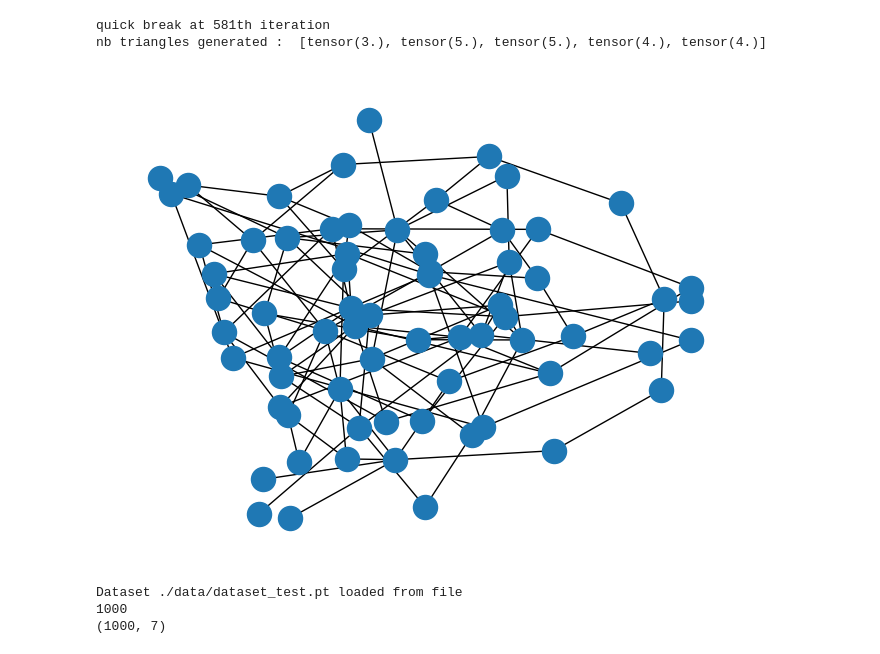
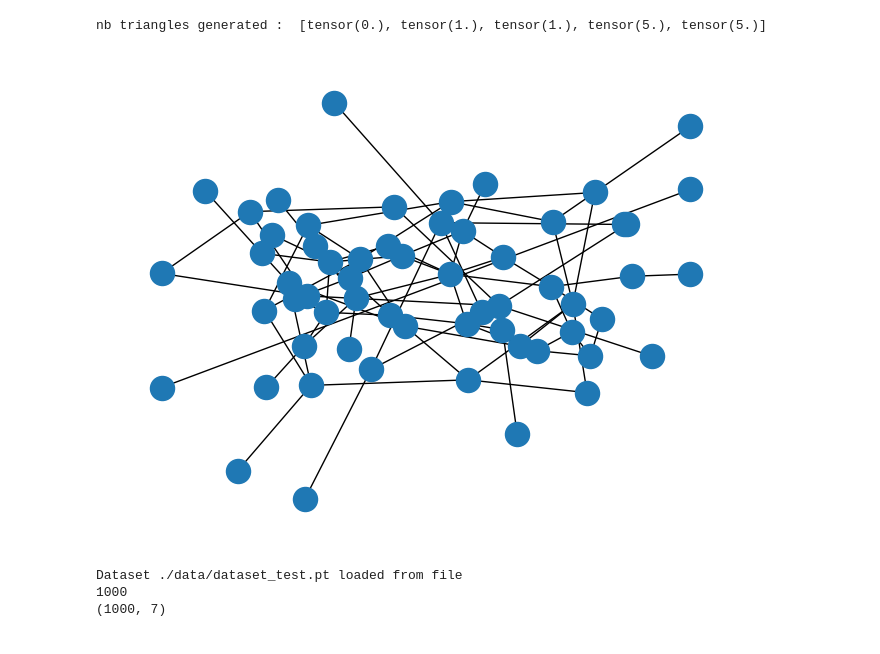
Before and after one commit to IAntoineV/Conditional-Graph-Generation, a Jupyter notebook: src/generate_baseline.ipynb, the cells around one changed output. Cells and saved outputs as stored; diff of their text form; code cells hidden in the pictures.

```diff
--- a/src/generate_baseline.ipynb
+++ b/src/generate_baseline.ipynb
@@ -20,17 +20,16 @@ To enable the following instructions: AVX2 AVX_VNNI FMA, in other operations, re
 # %%
 num_nodes = torch.Tensor([5,7,10,20,30])
 nb_triangles = torch.Tensor([1,3,3,3,3])
-proba_list = [1e-3]*3000
+proba_list = [1e-3]*100
 
 adjs = generate_graph_node_triangles(num_nodes, nb_triangles, proba_list)
 print("nb triangles generated : ", list(get_num_triangle_batched(adjs)))
 for adj in adjs:
     G = construct_nx_from_adj(adj.cpu().numpy())
     nx.draw(G)
 # %% [output]
-quick break at 581th iteration
-nb triangles generated :  [tensor(3.), tensor(5.), tensor(5.), tensor(4.), tensor(4.)]
+nb triangles generated :  [tensor(0.), tensor(1.), tensor(1.), tensor(5.), tensor(5.)]
-[figure, old version]
+[figure, new version]
 # %%
 from utils import preprocess_dataset
 
```
Also changed, not shown: parts of 16 cells of this notebook, 3 other files.
